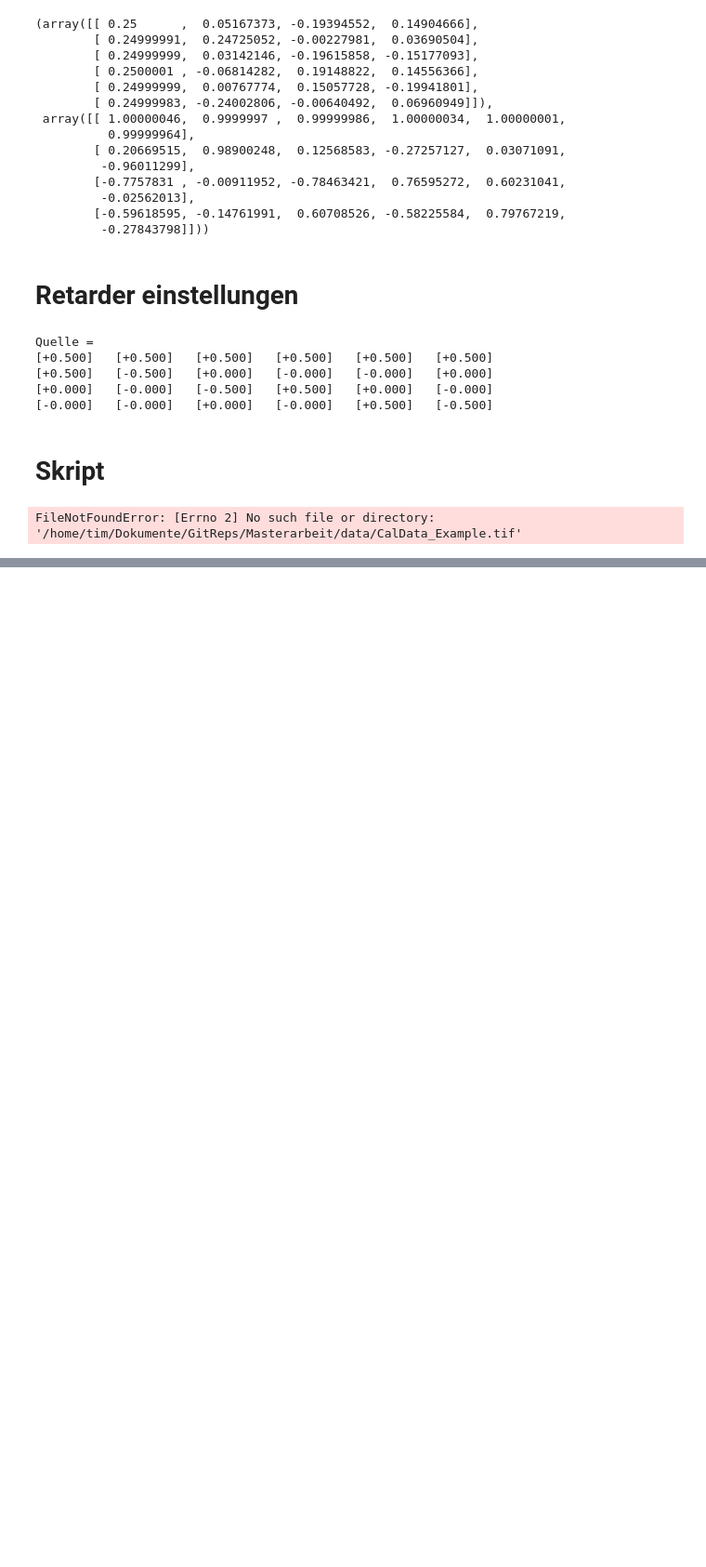
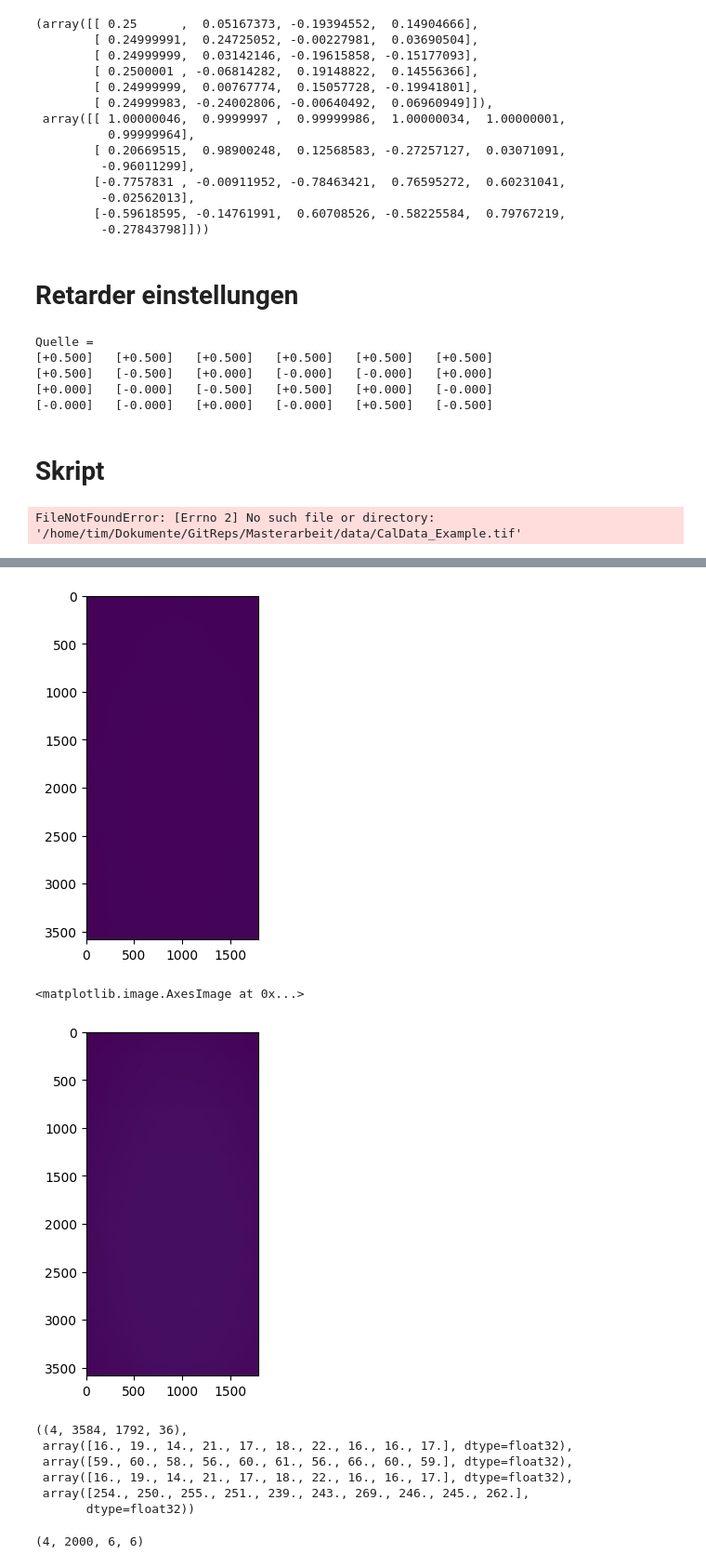
Before and after one commit to TimLockstedt/Masterarbeit, a Jupyter notebook: MuellerSkript.ipynb, the cells around one changed output, grey strips where cells are left out. Shown at 93% size. Saved outputs shown, nothing was run; the diff lists cells and outputs as text; code cells hidden in the pictures; blank space fills up the shorter version.

```diff
--- a/MuellerSkript.ipynb
+++ b/MuellerSkript.ipynb
@@ -1411,0 +1545,16 @@ createArchitecture("Run1")
+# %%
+a = Calibration_data[:, :,:, :]
+l,m,n,o = Calibration_data.shape
+evens = np.empty((l, m, int(n/2), o), dtype=a.dtype)
+evens[:,0::2,:] = a[:,0::2, 0::2,:]   # gerade Zeilen: Spalten 0, 2, 4, ...
+evens[:,1::2,:] = a[:,1::2, 1::2,:]   # ungerade Zeilen: Spalten 1, 3, 5, ...
+odds = np.empty((l, m, int(n/2), o), dtype=a.dtype)
+odds[:,0::2,:] = a[:,0::2, 1::2,:]  # 01 03 05 ...
+odds[:,1::2,:] = a[:,1::2, 0::2,:]  # 10 12 14 ...
+plt.imshow(evens[0,:,:,0])
+plt.show()
+plt.imshow(odds[0,:,:,0])
+# %% [output]
+[figure, added]
+<matplotlib.image.AxesImage at 0x...>
+[figure, added]
@@ -1411,0 +1563,20 @@ createArchitecture("Run1")
+# %%
+Calibration_data.shape, Calibration_data[0,0,:10,0], Calibration_data[0,1,:10,0], evens[0,0,:10,0], odds[0,0,:10,0]
+# %% [output]
+((4, 3584, 1792, 36),
+ array([16., 19., 14., 21., 17., 18., 22., 16., 16., 17.], dtype=float32),
+ array([59., 60., 58., 56., 60., 61., 56., 66., 60., 59.], dtype=float32),
+ array([16., 19., 14., 21., 17., 18., 22., 16., 16., 17.], dtype=float32),
+ array([254., 250., 255., 251., 239., 243., 269., 246., 245., 262.],
+       dtype=float32))
+# %%
+np.random.seed(seed = 42)
+CalData = evens # Calibration_data
+m, n = CalData.shape[1:3]
+numberOfSamples = 2000
+m_rand = np.floor(np.random.rand(numberOfSamples)*m).astype(int)
+n_rand = np.floor(np.random.rand(numberOfSamples)*n).astype(int)
+random_samples = CalData[:, m_rand, n_rand, :].reshape(4, numberOfSamples, 6, 6)
+random_samples.shape
+# %% [output]
+(4, 2000, 6, 6)
```
Also changed, not shown: parts of 21 cells of this notebook, 9 other files.
